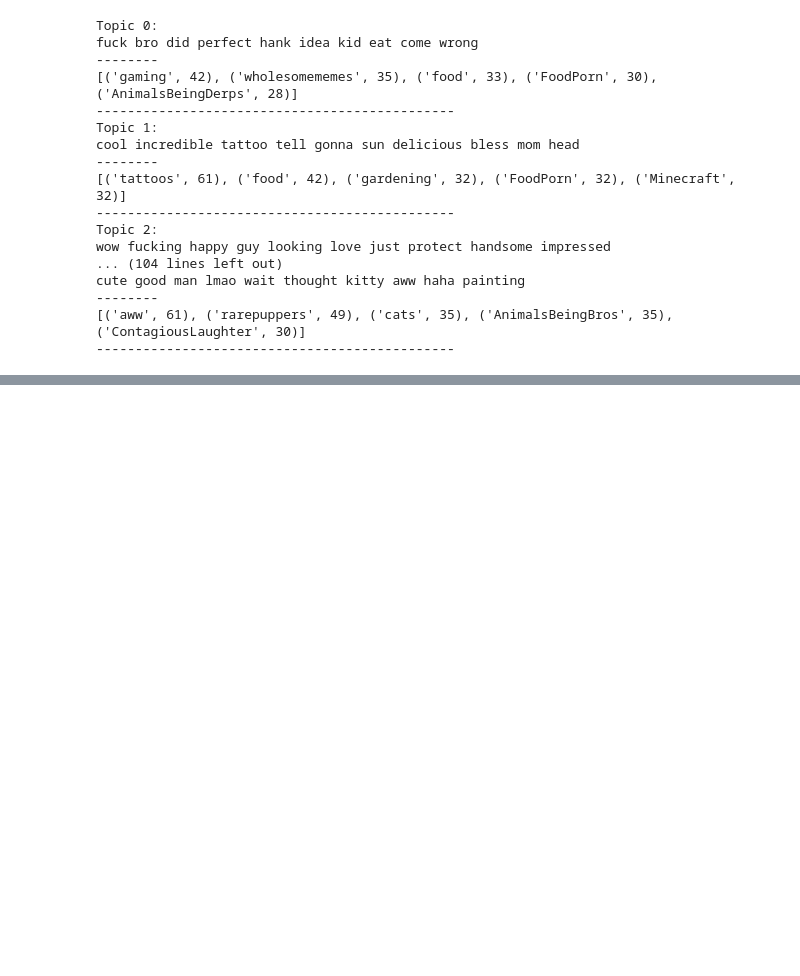
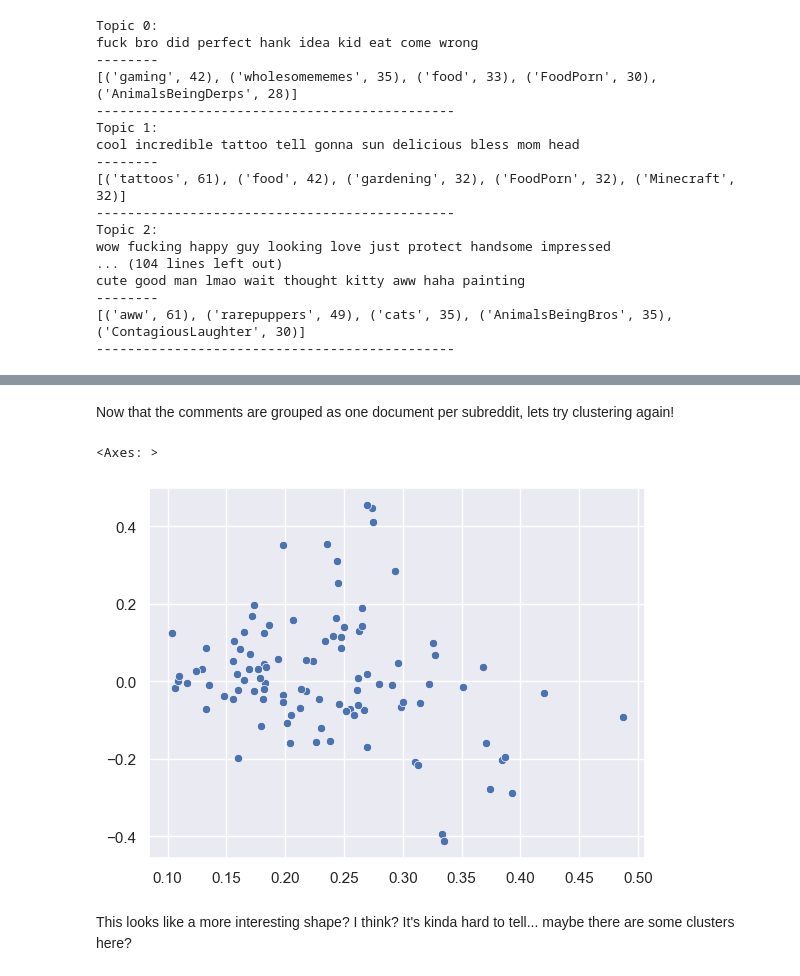
Before and after one commit to Data-Science-for-Linguists-2024/subreddit-clustering, a Jupyter notebook: notebooks/clustering.ipynb, the cells around one changed output, grey strips where cells are left out. Saved outputs shown, nothing was run; the diff lists cells and outputs as text; code cells hidden in the pictures; blank space fills up the shorter version.

Commit message:
better clusters yay!

```diff
--- a/notebooks/clustering.ipynb
+++ b/notebooks/clustering.ipynb
@@ -140,0 +151,9 @@ cute good man lmao wait thought kitty aww haha painting
+# %%
+subreddits = comments[["subreddit", "text", "num_tokens", "num_types", "ttr", "avg_word_len"]].groupby("subreddit").agg(
+    text=("text", "\n".join),
+    total_tokens=("num_tokens", "sum"),
+    avg_tokens=("num_tokens", "mean"),
+    ttr=("ttr", "mean"),
+    avg_word_len=("avg_word_len", "mean"),
+)
+subreddits.head()
@@ -140,0 +168,15 @@ cute good man lmao wait thought kitty aww haha painting
+# %% [markdown]
+Now that the comments are grouped as one document per subreddit, lets try clustering again!
+# %%
+vectorizer2 = TfidfVectorizer(max_features=10000, min_df=2, max_df=0.5, stop_words="english")
+subreddits_tfidf = vectorizer2.fit_transform(subreddits.text)
+# %%
+svd_model = TruncatedSVD(n_components=2)
+subreddits_svd = svd_model.fit_transform(subreddits_tfidf)
+# %%
+sns.scatterplot(x=subreddits_svd[:, 0], y=subreddits_svd[:, 1])
+# %% [output]
+<Axes: >
+[figure, added]
+# %% [markdown]
+This looks like a more interesting shape? I think? It's kinda hard to tell... maybe there are some clusters here?
```
Also changed, not shown: parts of 8 cells of this notebook.
